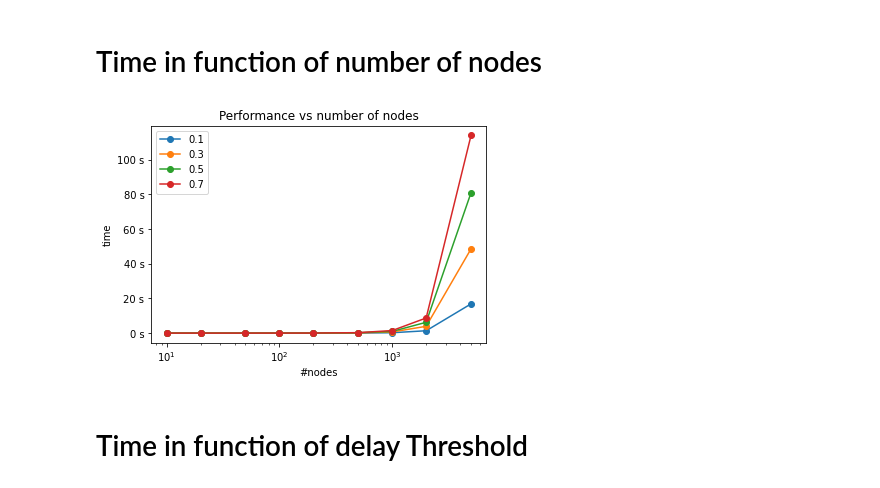
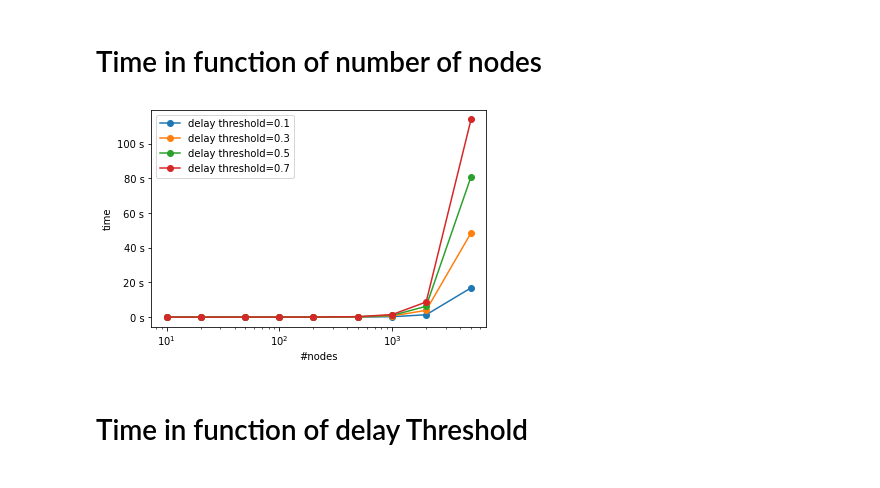
Before and after one commit to OscarPindaro/partition, a Jupyter notebook: Testing/testingPaps.ipynb, the cells around one changed output. Drawn from its saved outputs; the diff is of its cells as text; code cells hidden in the pictures.

Commit message:
completed the funcional requirements of the testing phase and added images

```diff
--- a/Testing/testingPaps.ipynb
+++ b/Testing/testingPaps.ipynb
@@ -35,26 +35,27 @@ maxSize
 # %% [markdown]
 # Time in function of number of nodes
 # %%
-timeDelay01=[int(x["Mediana"])/1000 if x["Mediana"]!='ZZZ' else 0 for x in inputs if x["Delay Threshold"]=='0.1' if x["MaxSize"]=='25']
+timeDelay01=[int(x["Mediana"])/1000 if x["Mediana"]!='ZZZ' else 0.001 for x in inputs if x["Delay Threshold"]=='0.1' if x["MaxSize"]=='25']
 # %%
-timeDelay03=[int(x["Mediana"])/1000 if x["Mediana"]!='ZZZ' else 0 for x in inputs if x["Delay Threshold"]=='0.3' if x["MaxSize"]=='25']
+timeDelay03=[int(x["Mediana"])/1000 if x["Mediana"]!='ZZZ' else 0.001 for x in inputs if x["Delay Threshold"]=='0.3' if x["MaxSize"]=='25']
 # %%
-timeDelay05=[int(x["Mediana"])/1000 if x["Mediana"]!='ZZZ' else 0 for x in inputs if x["Delay Threshold"]=='0.5' if x["MaxSize"]=='25']
+timeDelay05=[int(x["Mediana"])/1000 if x["Mediana"]!='ZZZ' else 0.001 for x in inputs if x["Delay Threshold"]=='0.5' if x["MaxSize"]=='25']
 # %%
-timeDelay07=[int(x["Mediana"])/1000 if x["Mediana"]!='ZZZ' else 0 for x in inputs if x["Delay Threshold"]=='0.7' if x["MaxSize"]=='25']
+timeDelay07=[int(x["Mediana"])/1000 if x["Mediana"]!='ZZZ' else 0.001 for x in inputs if x["Delay Threshold"]=='0.7' if x["MaxSize"]=='25']
 # %%
-plt.plot(numberOfNodes, timeDelay01, 'o-', label='0.1')
-plt.plot(numberOfNodes, timeDelay03, 'o-', label='0.3')
-plt.plot(numberOfNodes, timeDelay05, 'o-', label='0.5')
-plt.plot(numberOfNodes, timeDelay07, 'o-', label='0.7')
+plt.plot(numberOfNodes, timeDelay01, 'o-', label='delay threshold=0.1')
+plt.plot(numberOfNodes, timeDelay03, 'o-', label='delay threshold=0.3')
+plt.plot(numberOfNodes, timeDelay05, 'o-', label='delay threshold=0.5')
+plt.plot(numberOfNodes, timeDelay07, 'o-', label='delay threshold=0.7')
 plt.legend()
-plt.title("Performance vs number of nodes")
+#plt.title("Time in function of nodes")
 plt.xlabel("#nodes")
 plt.ylabel("time")
 plt.gca().yaxis.set_major_formatter(FormatStrFormatter('%d s'))
 plt.xscale('log')
+plt.savefig("node.png")
 # %% [output]
-[figure, old version]
+[figure, new version]
 # %% [markdown]
 # Time in function of delay Threshold
 # %%
```
Also changed, not shown: parts of 15 cells of this notebook, 7 other files.
